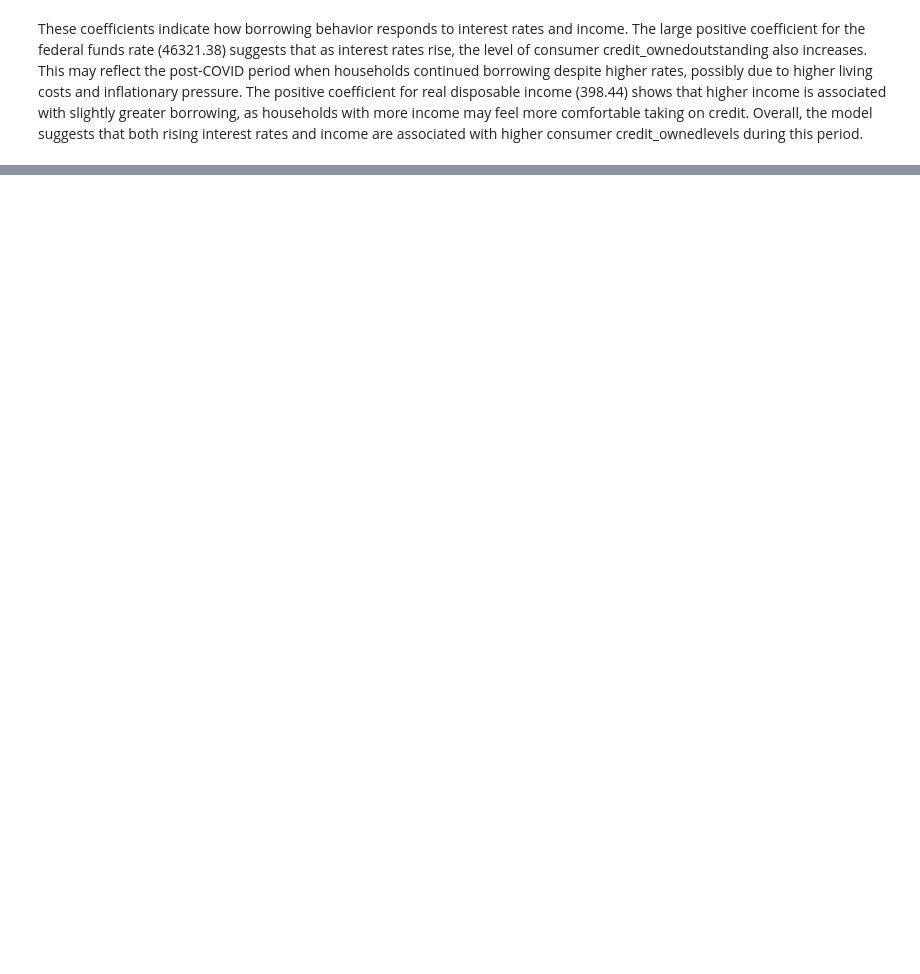
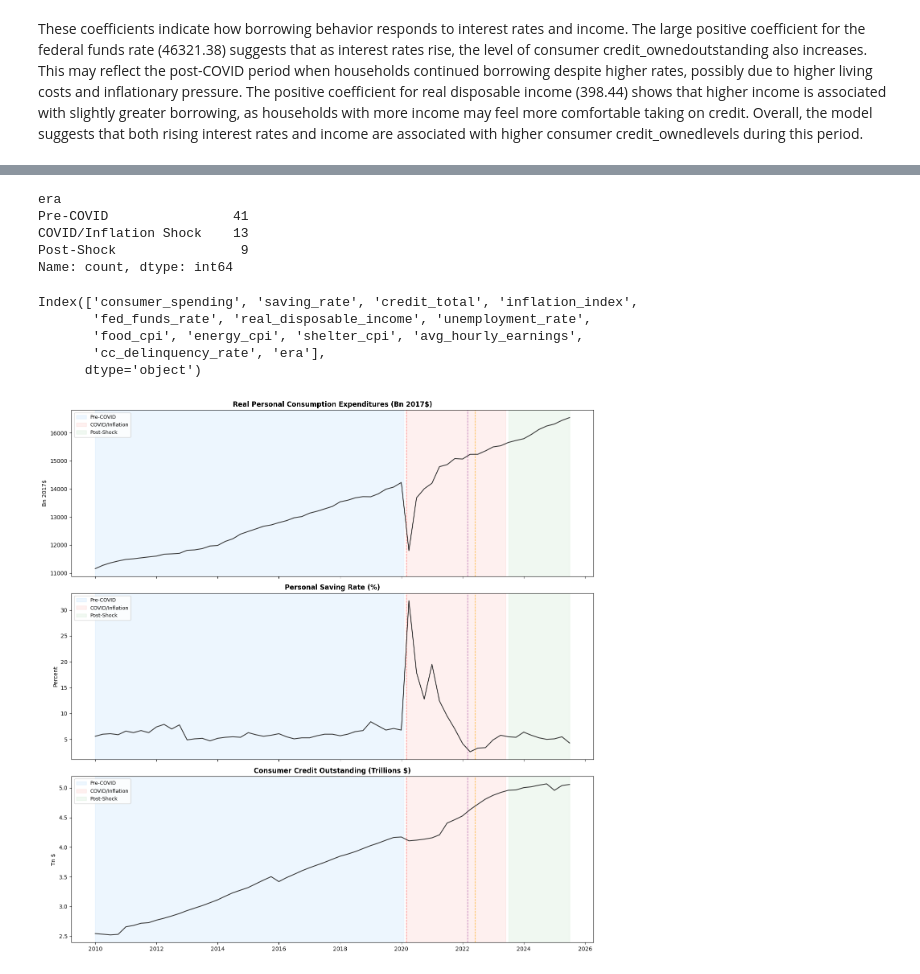
Before and after one commit to Mendelosdoba/tripleten-datajam-feb-2026, a Jupyter notebook: data.ipynb, the cells around one changed output, grey strips where cells are left out. Saved outputs shown, nothing was run; the diff lists cells and outputs as text; code cells hidden in the pictures; blank space fills up the shorter version.

```diff
--- a/data.ipynb
+++ b/data.ipynb
@@ -234,12 +276,20 @@ unemployment_rate = unemployment_rate.rename(columns={
 df_behavior = df.copy()
 
 df_merged = (
-    df_behavior
+    personal_expenditure
+    .join(saving_rate, how="inner")
+    .join(credit_owned, how="inner")
     .join(cpi, how="inner")
     .join(federal_funds, how="inner")
     .join(disposable_personal_income, how="inner")
     .join(unemployment_rate, how="inner")
+    .join(food_cpi, how="inner")
+    .join(energy_cpi, how="inner")
+    .join(shelter_cpi, how="inner")
+    .join(avg_hourly_earnings, how="inner")
+    .join(cc_delinquency_rate, how="inner")
 )
+
 print(df_merged.columns)
 print(df_merged)
 # %% [output]
@@ -338,0 +398,39 @@ These coefficients indicate how borrowing behavior responds to interest rates an
+# %%
+# After 2008 Crisis
+start_date = '2010-01-01'
+covid_start = '2020-03-01'
+covid_end = '2023-07-01'
+
+# Cut out all data before start_date
+df_clean = df_clean[df_clean.index >= pd.Timestamp(start_date)]
+if 'date' in df_clean.columns:
+    df_clean = df_clean.set_index('date')
+
+# Set era for each row
+def era_group(date):
+    """
+    The function categorizes each date into pre-covid, covid/inflation shock, post-shock era
+    """
+    if date < pd.Timestamp(covid_start):
+        return 'Pre-COVID'
+    elif date < pd.Timestamp(covid_end):
+        return 'COVID/Inflation Shock'
+    else:
+        return 'Post-Shock'
+
+df_clean['era'] = df_clean.index.map(era_group)
+
+# Color map for eras
+ERA_COLORS = {
+    'Pre-COVID': '#2196F3',
+    'COVID/Inflation Shock': '#F44336',
+    'Post-Shock': '#4CAF50'
+}
+
+print(df_clean['era'].value_counts())
+# %% [output]
+era
+Pre-COVID                41
+COVID/Inflation Shock    13
+Post-Shock                9
+Name: count, dtype: int64
@@ -338,0 +470,25 @@ These coefficients indicate how borrowing behavior responds to interest rates an
+# %%
+print(df_clean.columns)
+# %% [output]
+Index(['consumer_spending', 'saving_rate', 'credit_total', 'inflation_index',
+       'fed_funds_rate', 'real_disposable_income', 'unemployment_rate',
+       'food_cpi', 'energy_cpi', 'shelter_cpi', 'avg_hourly_earnings',
+       'cc_delinquency_rate', 'era'],
+      dtype='object')
+# %%
+#Plot Credit Owned, Saving Rate, Personal Expenditure
+fig, axes = plt.subplots(3, 1, figsize=(14, 14), sharex=True)
+
+plot_with_era(df_clean['consumer_spending'],
+    'Real Personal Consumption Expenditures (Bn 2017$)', 'Bn 2017$', axes[0])
+
+plot_with_era(df_clean['saving_rate'],
+    'Personal Saving Rate (%)', 'Percent', axes[1])
+
+plot_with_era(df_clean['credit_total'] / 1e6,
+    'Consumer Credit Outstanding (Trillions $)', 'Tn $', axes[2])
+
+plt.tight_layout()
+plt.show()
+# %% [output]
+[figure, added]
```
Also changed, not shown: parts of 30 cells of this notebook.
